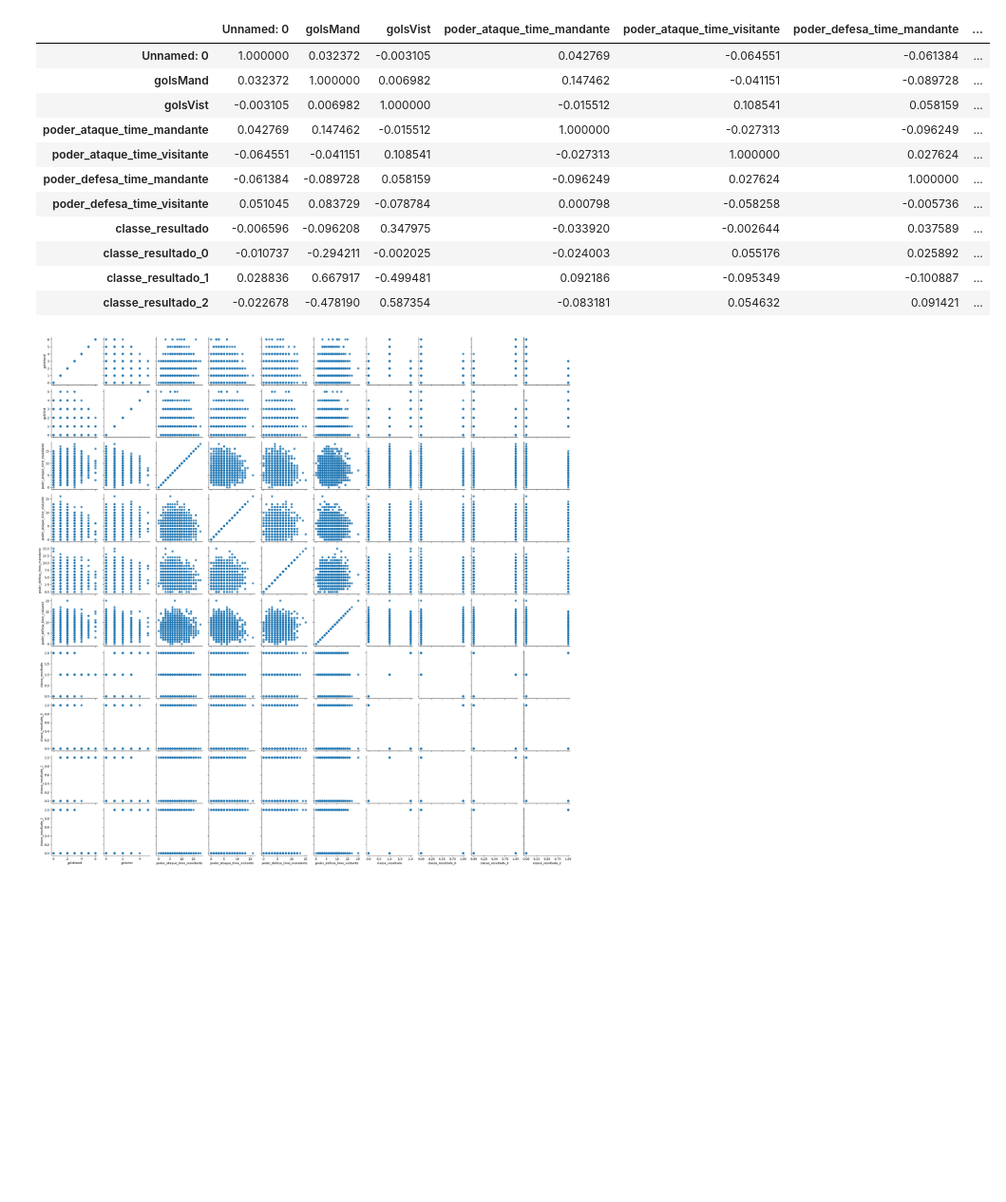
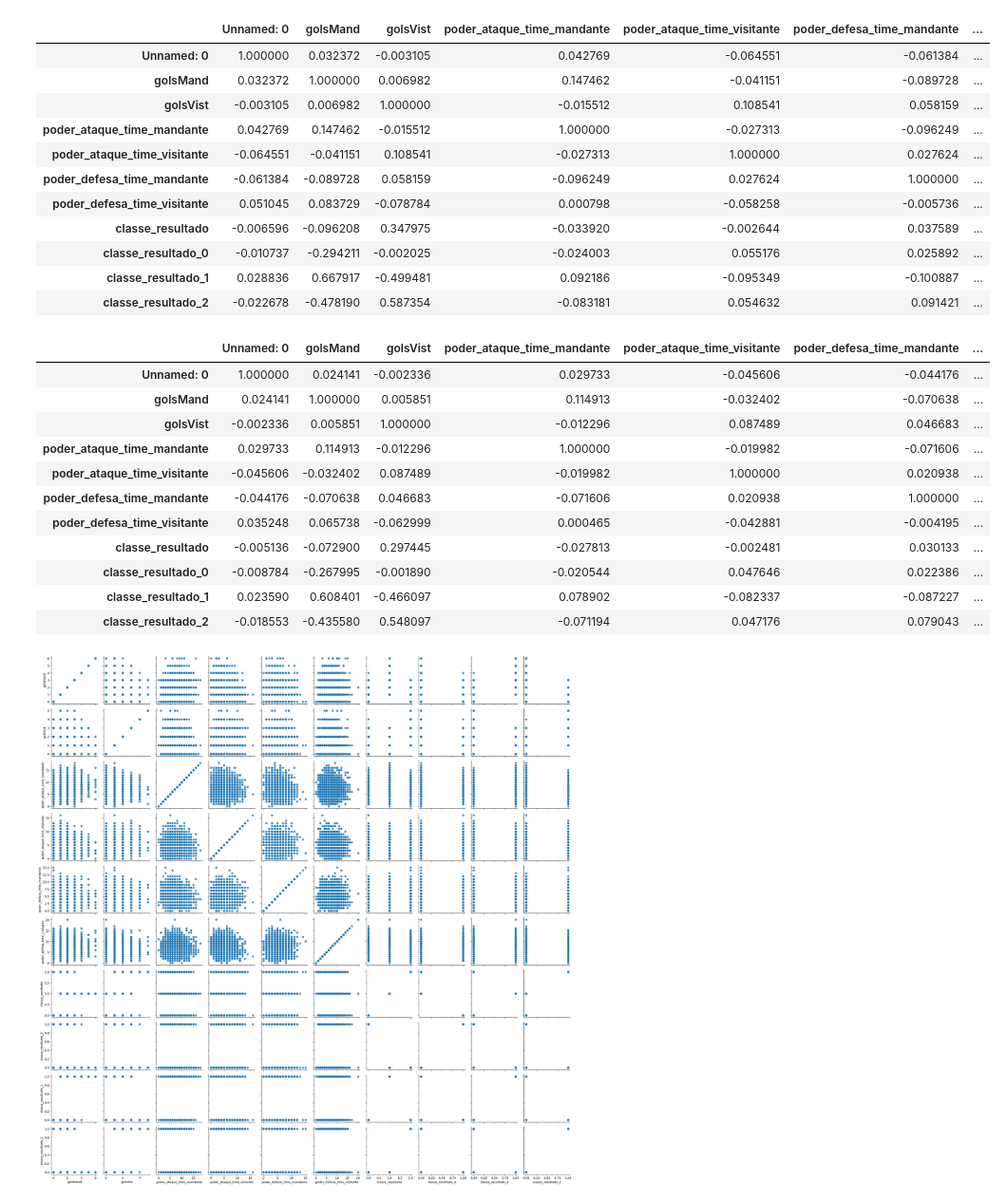
Before and after one commit to paulopetrillo/PROJETO_IFMA_SOFTEX, a Jupyter notebook: PROJETO_IFMA_SOFTEX_ONE_HOT_ENC.ipynb, the cells around one changed output. Shown at 95% size. Saved outputs shown, nothing was run; the diff lists cells and outputs as text; code cells hidden in the pictures; blank space fills up the shorter version.

Commit message:
Correlação Kendall Tau

```diff
--- a/PROJETO_IFMA_SOFTEX_ONE_HOT_ENC.ipynb
+++ b/PROJETO_IFMA_SOFTEX_ONE_HOT_ENC.ipynb
@@ -310,6 +312,24 @@ DataFrame_Geral.corr(method='spearman')
 | classe_resultado_0 | -0.010737 | -0.294211 | -0.002025 | -0.024003 | 0.055176 | 0.025892 | ... |
 | classe_resultado_1 | 0.028836 | 0.667917 | -0.499481 | 0.092186 | -0.095349 | -0.100887 | ... |
 | classe_resultado_2 | -0.022678 | -0.478190 | 0.587354 | -0.083181 | 0.054632 | 0.091421 | ... |
+# %%
+# Correlação de Kendall_tau
+DataFrame_Geral.corr(method='kendall')
+# é melhor urtilizar o médoto de Kendall tau, pois o método de Spearma pressupõe dados contínuos.
+# Em kendall tau a correlação é mais fraca do que no método de Spearman.
+# %% [output]
+|  | Unnamed: 0 | golsMand | golsVist | poder_ataque_time_mandante | poder_ataque_time_visitante | poder_defesa_time_mandante | ... |
+| Unnamed: 0 | 1.000000 | 0.024141 | -0.002336 | 0.029733 | -0.045606 | -0.044176 | ... |
+| golsMand | 0.024141 | 1.000000 | 0.005851 | 0.114913 | -0.032402 | -0.070638 | ... |
+| golsVist | -0.002336 | 0.005851 | 1.000000 | -0.012296 | 0.087489 | 0.046683 | ... |
+| poder_ataque_time_mandante | 0.029733 | 0.114913 | -0.012296 | 1.000000 | -0.019982 | -0.071606 | ... |
+| poder_ataque_time_visitante | -0.045606 | -0.032402 | 0.087489 | -0.019982 | 1.000000 | 0.020938 | ... |
+| poder_defesa_time_mandante | -0.044176 | -0.070638 | 0.046683 | -0.071606 | 0.020938 | 1.000000 | ... |
+| poder_defesa_time_visitante | 0.035248 | 0.065738 | -0.062999 | 0.000465 | -0.042881 | -0.004195 | ... |
+| classe_resultado | -0.005136 | -0.072900 | 0.297445 | -0.027813 | -0.002481 | 0.030133 | ... |
+| classe_resultado_0 | -0.008784 | -0.267995 | -0.001890 | -0.020544 | 0.047646 | 0.022386 | ... |
+| classe_resultado_1 | 0.023590 | 0.608401 | -0.466097 | 0.078902 | -0.082337 | -0.087227 | ... |
+| classe_resultado_2 | -0.018553 | -0.435580 | 0.548097 | -0.071194 | 0.047176 | 0.079043 | ... |
 # %%
 # scatter plot
 g = sns.PairGrid(DataFrame_Geral, vars=['golsMand', 'golsVist', 'poder_ataque_time_mandante', 'poder_ataque_time_visitante',
```
Also changed, not shown: parts of 3 cells of this notebook.
